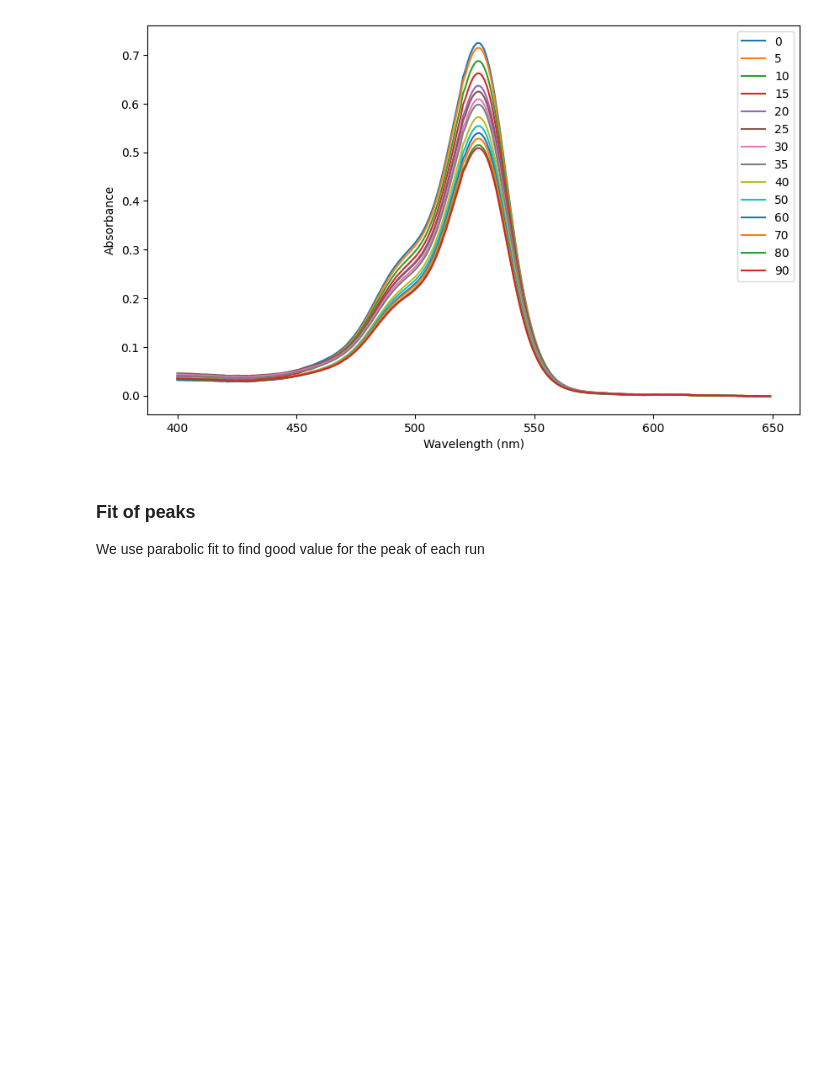
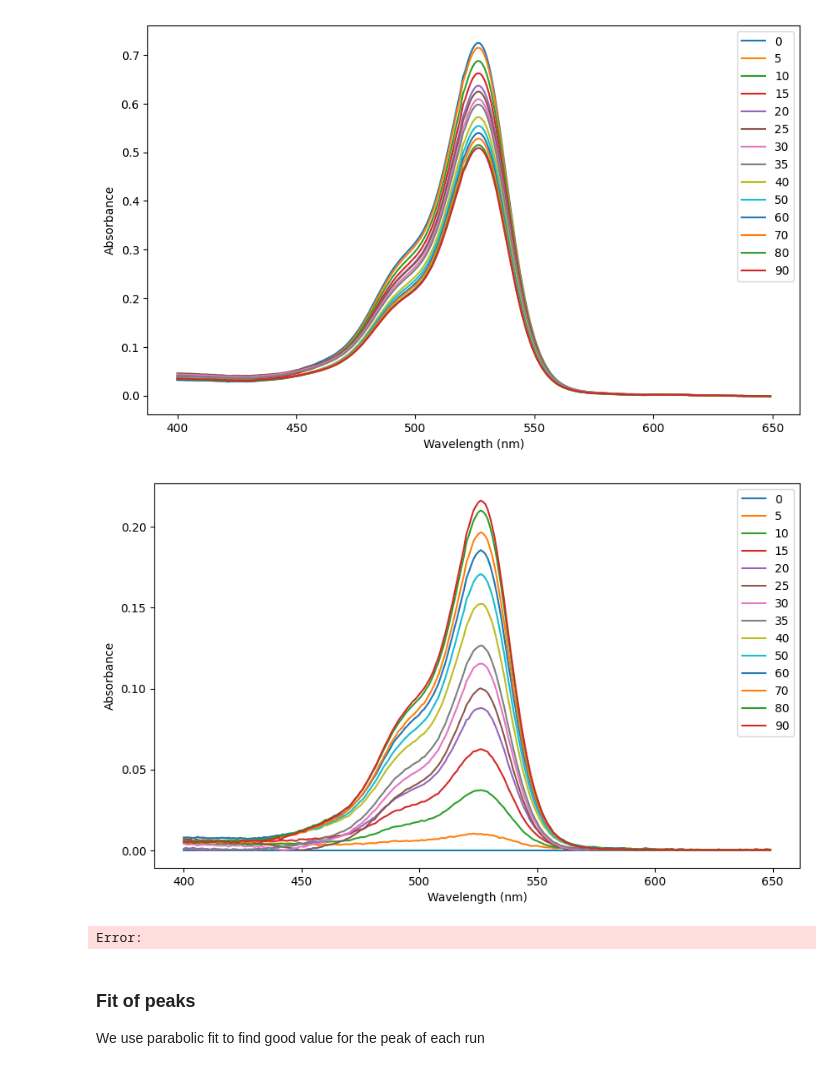
Before and after one commit to GiovanniLag/Laboratorio-Biofisica, a Jupyter notebook: assorbimento/analysis/python/assorbimento_notebook.ipynb, the cells around one changed output. Cells and saved outputs as stored; diff of their text form; code cells hidden in the pictures; blank space fills up the shorter version.

```diff
--- a/assorbimento/analysis/python/assorbimento_notebook.ipynb
+++ b/assorbimento/analysis/python/assorbimento_notebook.ipynb
@@ -57,6 +57,30 @@ plt.show()
 # Export normalized data
 output_path = os.path.join(data_folder, 'normalized.csv')
 data.to_csv(output_path, index=False)
+# %%
+# Subtract to all the spectrumns the 0th spectrum
+normalized_data = data.copy()
+normalized_data.iloc[:, 1:] = normalized_data.iloc[:, 1:].sub(normalized_data.iloc[:, 1].values, axis=0)
+# Take the absolute value of the data
+normalized_data.iloc[:, 1:] = normalized_data.iloc[:, 1:].abs()
+
+# Plot the corrected data
+plt.figure( figsize=(10, 6) )
+for col in normalized_data.columns[1:]:
+    plt.plot(normalized_data['Wavelength'], normalized_data[col], label=col)
+
+plt.xlabel('Wavelength (nm)')
+plt.ylabel('Absorbance')
+plt.legend()
+plt.show()
+# %% [output]
+[figure, added]
+# %%
+# Export normalized data
+output_path = os.path.join(data_folder, 'subtracted.csv')
+normalized_data.to_csv(output_path, index=False)
+# %% [output]
+Error:
 # %% [markdown]
 ### Fit of peaks
 We use parabolic fit to find good value for the peak of each run
```
Also changed, not shown: 10 other files.
